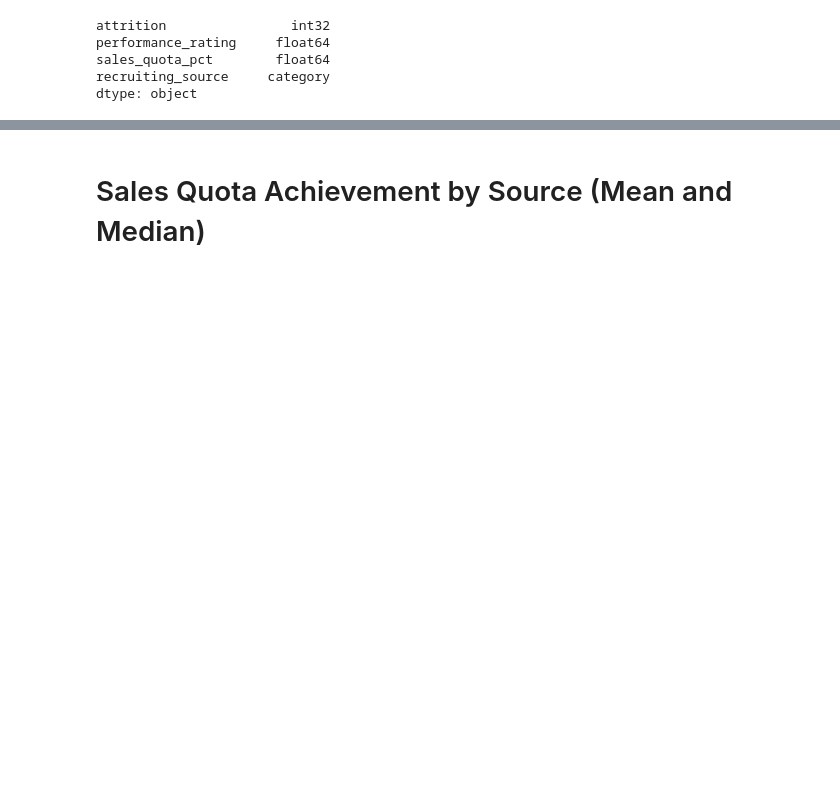
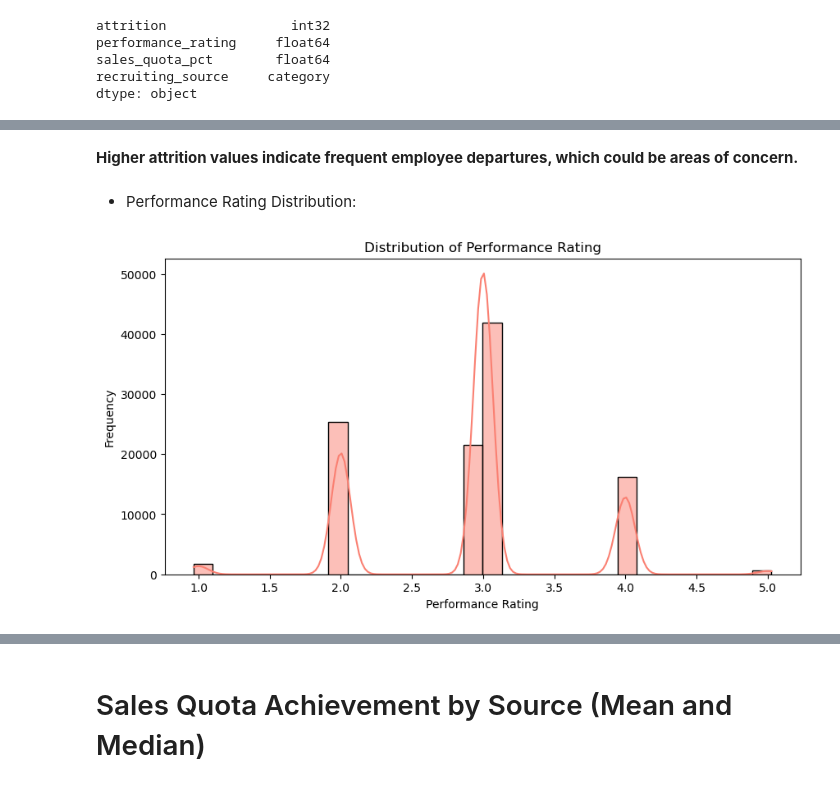
Before and after one commit to RinkyMama/HR-analysis, a Jupyter notebook: HR Analytics.ipynb, the cells around one changed output, grey strips where cells are left out. Saved outputs shown, nothing was run; the diff lists cells and outputs as text; code cells hidden in the pictures; blank space fills up the shorter version.

```diff
--- a/HR Analytics.ipynb
+++ b/HR Analytics.ipynb
@@ -176,0 +208,13 @@ dtype: object
+# %% [markdown]
+**Higher attrition values indicate frequent employee departures, which could be areas of concern.**
+# %% [markdown]
+* Performance Rating Distribution:
+# %%
+plt.figure(figsize=(10, 5))
+sns.histplot(df['performance_rating'], bins=30, kde=True, color='salmon')
+plt.title('Distribution of Performance Rating')
+plt.xlabel('Performance Rating')
+plt.ylabel('Frequency')
+plt.show()
+# %% [output]
+[figure, added]
```
Also changed, not shown: parts of 39 cells of this notebook.
